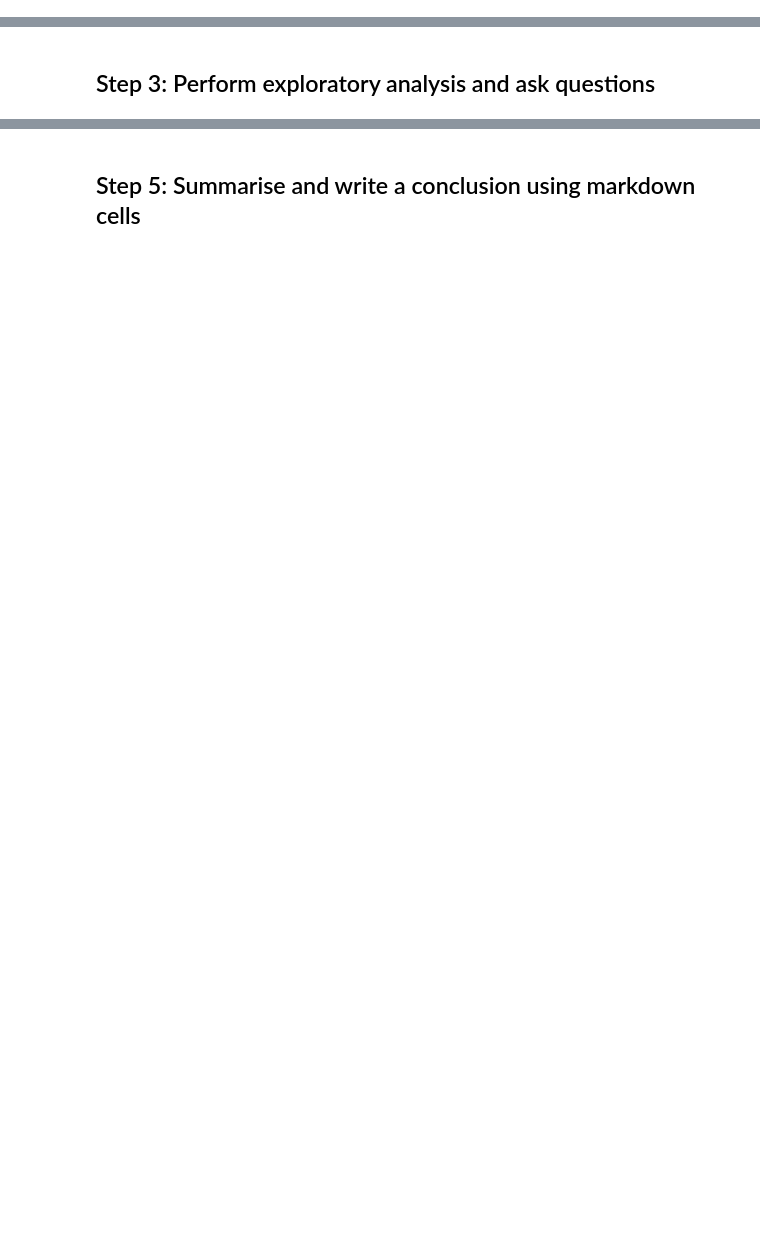
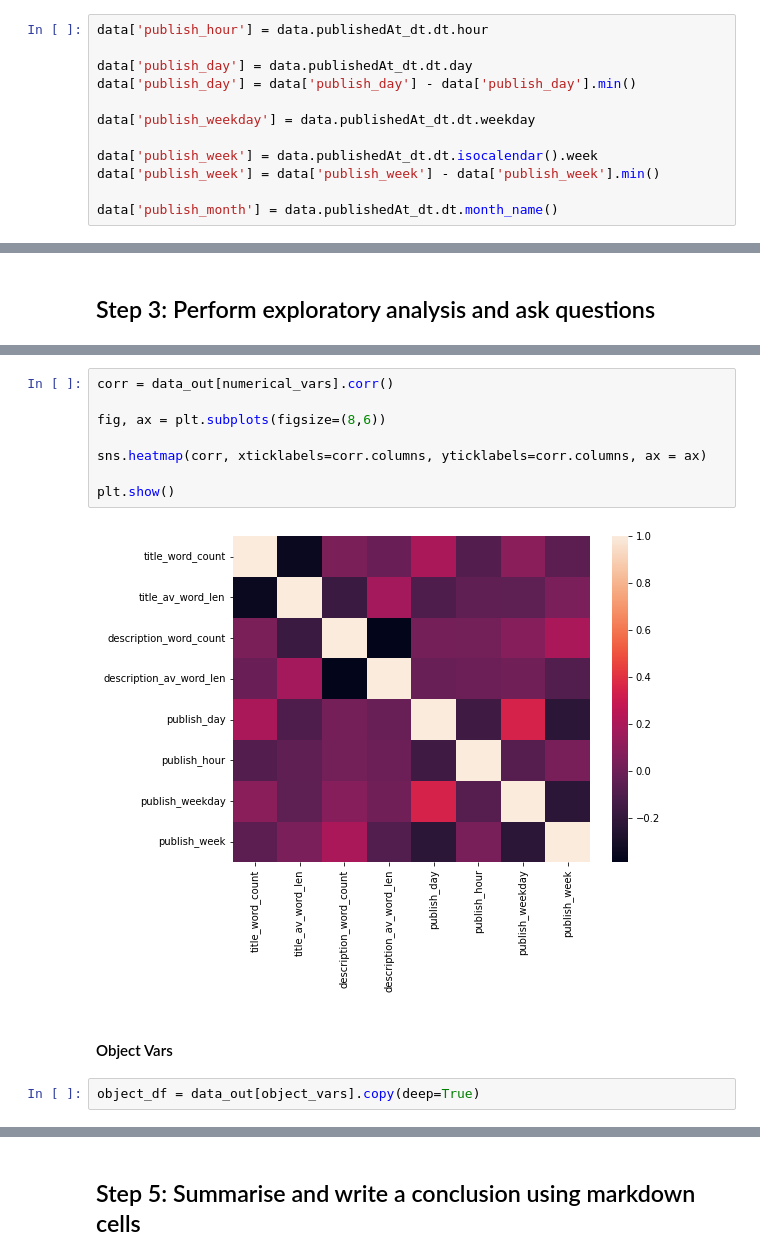
Before and after one commit to j4mes12/SDPA_Coursework, a Jupyter notebook: Part3/main.ipynb, the cells around one changed output, grey strips where cells are left out. Saved outputs shown, nothing was run; the diff lists cells and outputs as text; blank space fills up the shorter version.

```diff
--- a/Part3/main.ipynb
+++ b/Part3/main.ipynb
@@ -133,6 +130,18 @@ for i in text_cols:
     data[i + '_av_word_len'] = data[i + '_tokenize'].apply(lambda x: average_word_length(x))
 # %%
 data['title_has_longer_words'] = data.title_av_word_len > data.description_av_word_len
+# %%
+data['publish_hour'] = data.publishedAt_dt.dt.hour
+
+data['publish_day'] = data.publishedAt_dt.dt.day
+data['publish_day'] = data['publish_day'] - data['publish_day'].min()
+
+data['publish_weekday'] = data.publishedAt_dt.dt.weekday
+
+data['publish_week'] = data.publishedAt_dt.dt.isocalendar().week
+data['publish_week'] = data['publish_week'] - data['publish_week'].min()
+
+data['publish_month'] = data.publishedAt_dt.dt.month_name()
 # %%
 data_out = data.drop(columns=['description_tokenize', 'title_tokenize'], axis=1)
 data_out.head()
@@ -151,0 +246,14 @@ data['title_word_count'] = data['title'].apply(lambda x: len(nltk.word_tokenize(
+# %%
+corr = data_out[numerical_vars].corr()
+
+fig, ax = plt.subplots(figsize=(8,6))
+
+sns.heatmap(corr, xticklabels=corr.columns, yticklabels=corr.columns, ax = ax)
+
+plt.show()
+# %% [output]
+[figure, added]
+# %% [markdown]
+#### Object Vars
+# %%
+object_df = data_out[object_vars].copy(deep=True)
```
Also changed, not shown: parts of 18 cells of this notebook.
